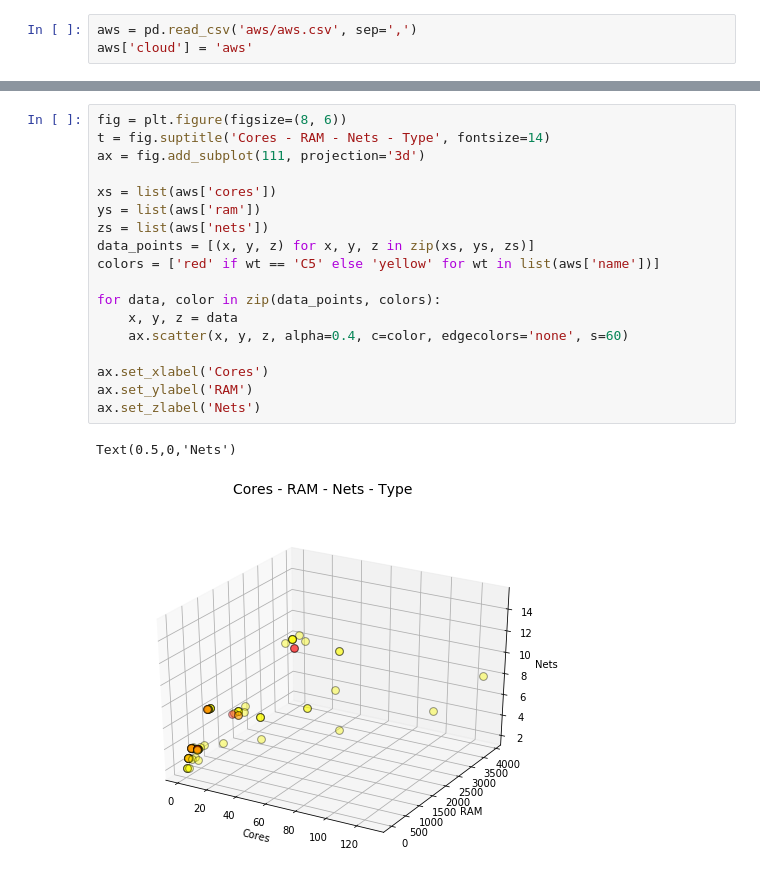
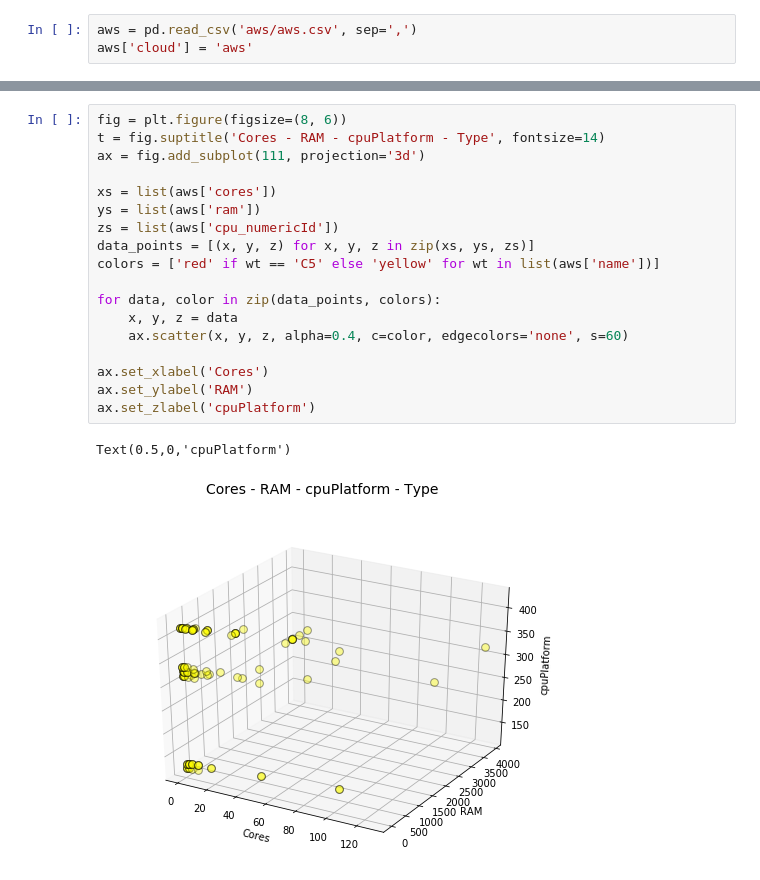
Before and after one commit to YKonovalov/machines, a Jupyter notebook: machines.ipynb, the cells around one changed output, grey strips where cells are left out. Drawn from its saved outputs; the diff is of its cells as text.

```diff
--- a/machines.ipynb
+++ b/machines.ipynb
@@ -33,21 +34,21 @@ t = fig.suptitle('Types Attributes Pairwise Plots', fontsize=14)
 # %%
 fig = plt.figure(figsize=(8, 6))
-t = fig.suptitle('Cores - RAM - Nets - Type', fontsize=14)
+t = fig.suptitle('Cores - RAM - cpuPlatform - Type', fontsize=14)
 ax = fig.add_subplot(111, projection='3d')
 
 xs = list(aws['cores'])
 ys = list(aws['ram'])
-zs = list(aws['nets'])
+zs = list(aws['cpu_numericId'])
 data_points = [(x, y, z) for x, y, z in zip(xs, ys, zs)]
 colors = ['red' if wt == 'C5' else 'yellow' for wt in list(aws['name'])]
 
 for data, color in zip(data_points, colors):
     x, y, z = data
     ax.scatter(x, y, z, alpha=0.4, c=color, edgecolors='none', s=60)
 
 ax.set_xlabel('Cores')
 ax.set_ylabel('RAM')
-ax.set_zlabel('Nets')
+ax.set_zlabel('cpuPlatform')
 # %% [output]
-Text(0.5,0,'Nets')
+Text(0.5,0,'cpuPlatform')
-[figure, old version]
+[figure, new version]
```
Also changed, not shown: parts of 2 cells of this notebook.
